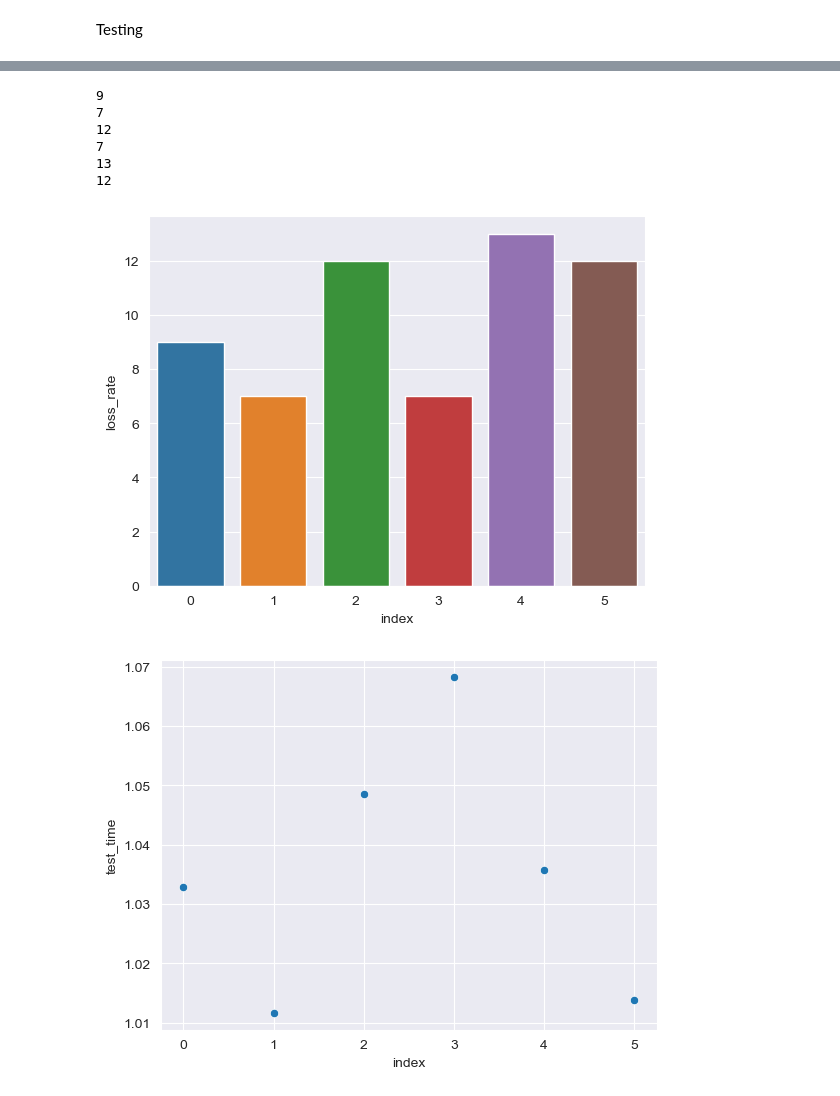
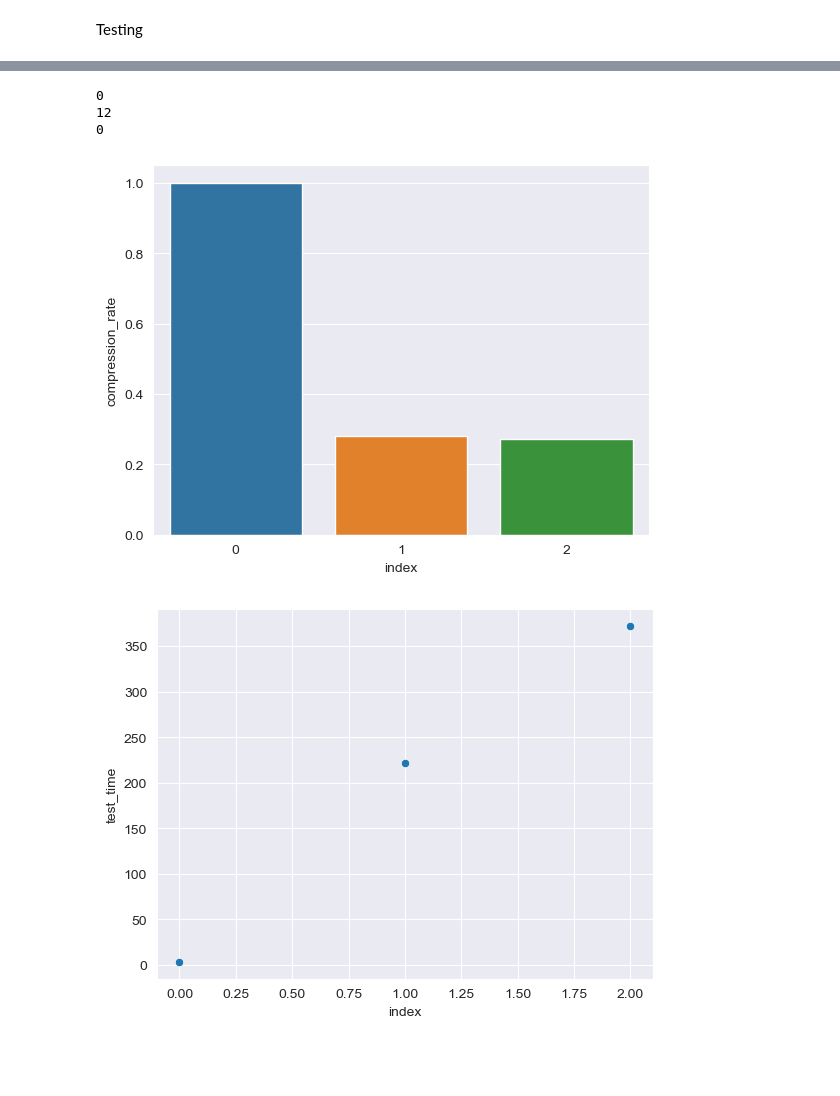
Before and after one commit to BuryatyaTut/STIL_internship, a Jupyter notebook: notebooks/Platform realization.ipynb, the cells around one changed output, grey strips where cells are left out. Drawn from its saved outputs; the diff is of its cells as text; code cells hidden in the pictures; blank space fills up the shorter version.

```diff
--- a/notebooks/Platform realization.ipynb
+++ b/notebooks/Platform realization.ipynb
@@ -220,6 +221,19 @@ class ZstdLibraryCompressionAlgorithm(LosslessCompressionAlgorithm, NonLearningC
         decompressor = zstd.ZstdDecompressor()
         decompressor.copy_stream(compressed_file,decompressed_file)
         return 0
+# %%
+class BrotliLibraryCompressionAlgorithm(LosslessCompressionAlgorithm, NonLearningCompressionAlgorithm):
+    name = 'brotli library'
+    def compress(self, table_file, compressed_file):
+        table_file.seek(0)
+        compressed_file.seek(0)
+        compressed_file.write(brotli.compress(table_file.read()))
+        return 0
+    def decompress(self, compressed_file, decompressed_file):
+        compressed_file.seek(0)
+        decompressed_file.seek(0)
+        decompressed_file.write(brotli.decompress(compressed_file.read()))
+        return 0
 # %% [markdown]
 Processing Classes
 # %%
@@ -252,7 +266,7 @@ class DummyProcessing(Processing):
 Testing
 # %%
 benchmarks = []
-Algos = [DummyCompressionAlgorithm(), ZstdLibraryCompressionAlgorithm()]
+Algos = [DummyCompressionAlgorithm(), ZstdLibraryCompressionAlgorithm(), BrotliLibraryCompressionAlgorithm()]
 Processes = [DummyProcessing()]
 for algo in Algos:
     for proc in Processes:
@@ -306,21 +325,18 @@ def plot_hist(benchmarks, column_name):
     df = df.reset_index()
     sns.histplot(x='index', y=column_name, data=df)
 # %%
-plot_benchmarks(benchmarks, "loss_rate")
+plot_benchmarks(benchmarks, "compression_rate")
 for i in benchmarks:
     print(i["loss_rate"])
 # %% [output]
-9
-7
+0
 12
-7
-13
-12
+0
-[figure, old version]
+[figure, new version]
 # %%
 plot_scatter(benchmarks, "test_time")
 # %% [output]
-[figure, old version]
+[figure, new version]
 # %%
 plot_hist(benchmarks, "test_time")
 # %% [output]
```
Also changed, not shown: parts of 3 cells of this notebook, 1 other file.
